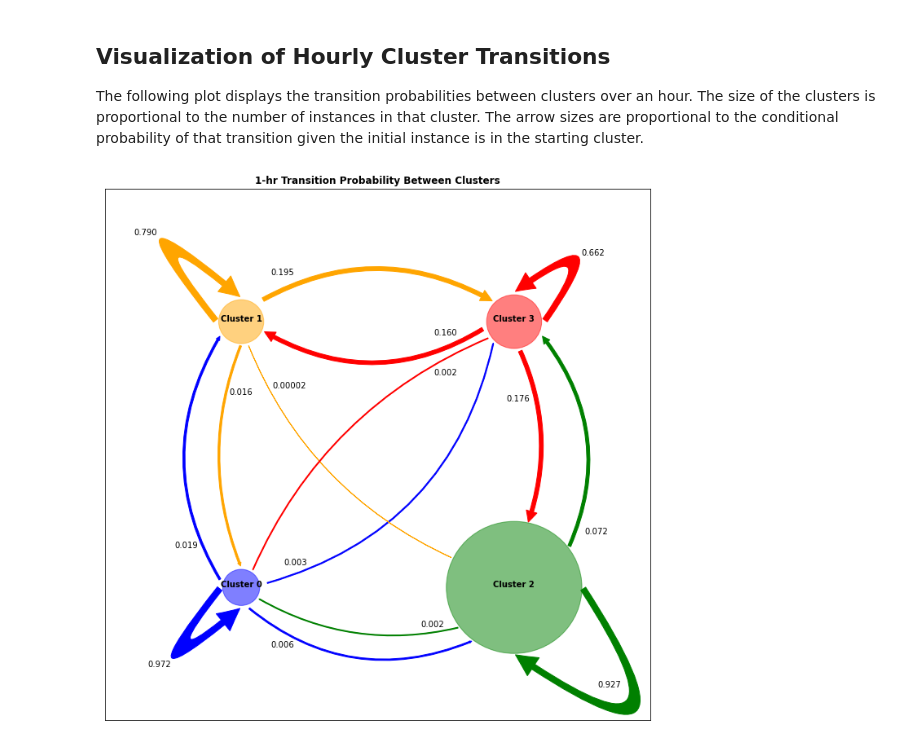
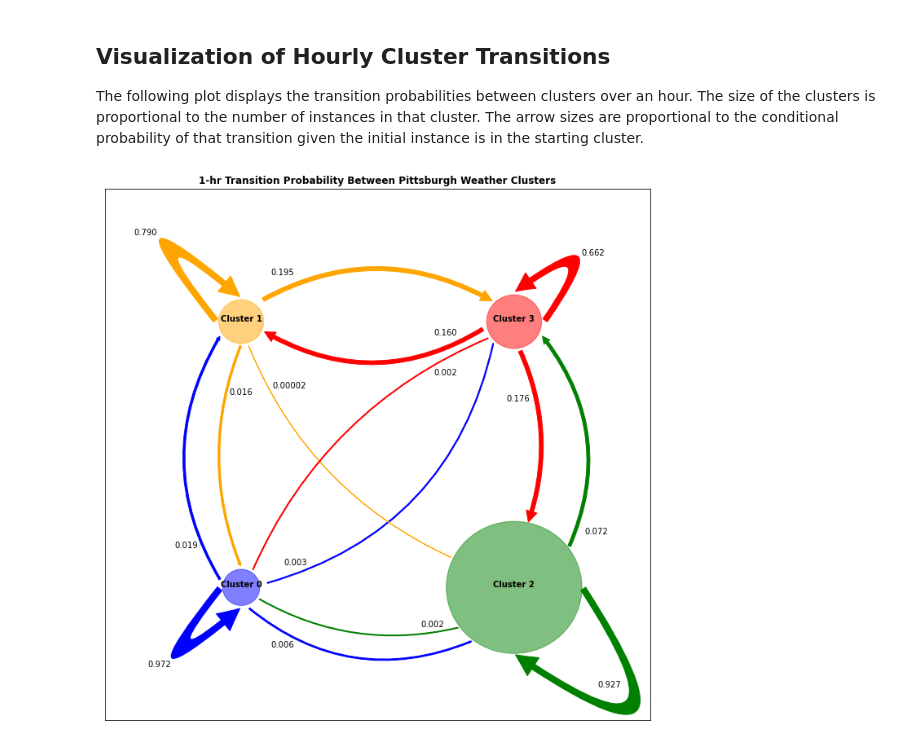
Before and after one commit to johnjkieffer/Solar_Forecasting, a Jupyter notebook: Clustering.ipynb, the cells around one changed output. Saved outputs shown, nothing was run; the diff lists cells and outputs as text; code cells hidden in the pictures.

Commit message:
Change plot title

```diff
--- a/Clustering.ipynb
+++ b/Clustering.ipynb
@@ -429,32 +429,32 @@ three_three = patches.FancyArrowPatch((2.22, 2), (2, 2.22), color='r',
                                    connectionstyle='arc3,rad=3')
 
 plt.text(-0.6, -0.6, f'{hourly_transitions_norm[0,0]:.3f}', horizontalalignment='center')
 plt.text(-0.4, 0.3, f'{hourly_transitions_norm[0,1]:.3f}', horizontalalignment='center')
 plt.text(0.3, -0.45, f'{hourly_transitions_norm[0,2]:.3f}', horizontalalignment='center')
 plt.text(0.4, 0.17, f'{hourly_transitions_norm[0,3]:.3f}', horizontalalignment='center')
 
 plt.text(0, 1.45, f'{hourly_transitions_norm[1,0]:.3f}', horizontalalignment='center')
 plt.text(-0.7, 2.65, f'{hourly_transitions_norm[1,1]:.3f}', horizontalalignment='center')
 plt.text(0.35, 1.5, f'{hourly_transitions_norm[1,2]:.5f}', horizontalalignment='center')
 plt.text(0.3, 2.35, f'{hourly_transitions_norm[1,3]:.3f}', horizontalalignment='center')
 
 plt.text(1.4, -0.3, f'{hourly_transitions_norm[2,0]:.3f}', horizontalalignment='center')
 plt.text(2.7, -0.75, f'{hourly_transitions_norm[2,2]:.3f}', horizontalalignment='center')
 plt.text(2.6, 0.4, f'{hourly_transitions_norm[2,3]:.3f}', horizontalalignment='center')
 
 plt.text(1.5, 1.6, f'{hourly_transitions_norm[3,0]:.3f}', horizontalalignment='center')
 plt.text(1.5, 1.9, f'{hourly_transitions_norm[3,1]:.3f}', horizontalalignment='center')
 plt.text(2.03, 1.4, f'{hourly_transitions_norm[3,2]:.3f}', horizontalalignment='center')
 plt.text(2.58, 2.5, f'{hourly_transitions_norm[3,3]:.3f}', horizontalalignment='center')
 
 for a in [zero_zero, zero_one, zero_two, zero_three, one_zero, one_one, one_two, one_three,
           two_zero, two_one, two_two, two_three, three_zero, three_one, three_two, three_three]:
     plt.gca().add_patch(a)
 
 ax.set(xlim=(-1, 3), ylim=(-1, 3))
 ax.xaxis.set_visible(False)
 ax.yaxis.set_visible(False)
-plt.title('1-hr Transition Probability Between Clusters', fontweight='bold')
+plt.title('1-hr Transition Probability Between Pittsburgh Weather Clusters', fontweight='bold')
 plt.show()
 # %% [output]
-[figure, old version]
+[figure, new version]
```
